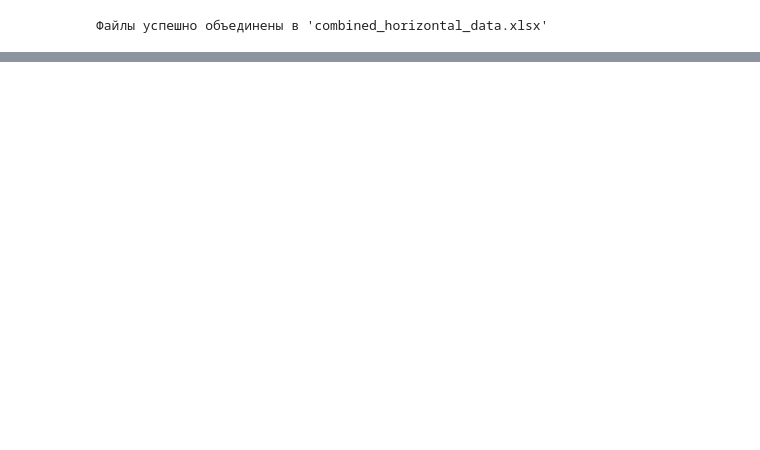
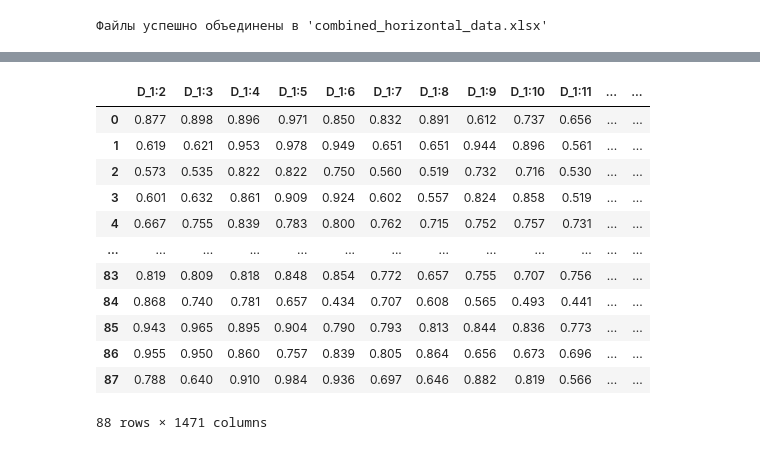
Before and after one commit to Egor29ch/UDGU_project, a Jupyter notebook: EEG_files/data_merge.ipynb, the cells around one changed output, grey strips where cells are left out. Drawn from its saved outputs; the diff is of its cells as text; code cells hidden in the pictures; blank space fills up the shorter version.

```diff
--- a/EEG_files/data_merge.ipynb
+++ b/EEG_files/data_merge.ipynb
@@ -50,0 +64,31 @@ FileNotFoundError: [Errno 2] No such file or directory: 'combined_horizontal_dat
+# %%
+import pandas as pd
+
+# Разделяем на два класса
+df_0 = combined_horizontal_data[combined_horizontal_data['здоров(1)/болен(0)'] == 0]
+df_1 = combined_horizontal_data[combined_horizontal_data['здоров(1)/болен(0)'] == 1]
+
+# Случайно выбираем из нулевого класса столько же строк, сколько в первом
+df_0_downsampled = df_0.sample(n=len(df_1), random_state=42)
+
+# Соединяем обратно
+df_balanced = pd.concat([df_0_downsampled, df_1])
+
+# Перемешиваем строки
+df_balanced = df_balanced.sample(frac=1, random_state=42).reset_index(drop=True)
+df_balanced.to_csv("df_balanced.csv", index=False)
+df_balanced
+# %% [output]
+|  | D_1:2 | D_1:3 | D_1:4 | D_1:5 | D_1:6 | D_1:7 | D_1:8 | D_1:9 | D_1:10 | D_1:11 | ... | ... |
+| 0 | 0.877 | 0.898 | 0.896 | 0.971 | 0.850 | 0.832 | 0.891 | 0.612 | 0.737 | 0.656 | ... | ... |
+| 1 | 0.619 | 0.621 | 0.953 | 0.978 | 0.949 | 0.651 | 0.651 | 0.944 | 0.896 | 0.561 | ... | ... |
+| 2 | 0.573 | 0.535 | 0.822 | 0.822 | 0.750 | 0.560 | 0.519 | 0.732 | 0.716 | 0.530 | ... | ... |
+| 3 | 0.601 | 0.632 | 0.861 | 0.909 | 0.924 | 0.602 | 0.557 | 0.824 | 0.858 | 0.519 | ... | ... |
+| 4 | 0.667 | 0.755 | 0.839 | 0.783 | 0.800 | 0.762 | 0.715 | 0.752 | 0.757 | 0.731 | ... | ... |
+| ... | ... | ... | ... | ... | ... | ... | ... | ... | ... | ... | ... | ... |
+| 83 | 0.819 | 0.809 | 0.818 | 0.848 | 0.854 | 0.772 | 0.657 | 0.755 | 0.707 | 0.756 | ... | ... |
+| 84 | 0.868 | 0.740 | 0.781 | 0.657 | 0.434 | 0.707 | 0.608 | 0.565 | 0.493 | 0.441 | ... | ... |
+| 85 | 0.943 | 0.965 | 0.895 | 0.904 | 0.790 | 0.793 | 0.813 | 0.844 | 0.836 | 0.773 | ... | ... |
+| 86 | 0.955 | 0.950 | 0.860 | 0.757 | 0.839 | 0.805 | 0.864 | 0.656 | 0.673 | 0.696 | ... | ... |
+| 87 | 0.788 | 0.640 | 0.910 | 0.984 | 0.936 | 0.697 | 0.646 | 0.882 | 0.819 | 0.566 | ... | ... |
+88 rows × 1471 columns
```
Also changed, not shown: parts of 2 cells of this notebook, 3 other files.
